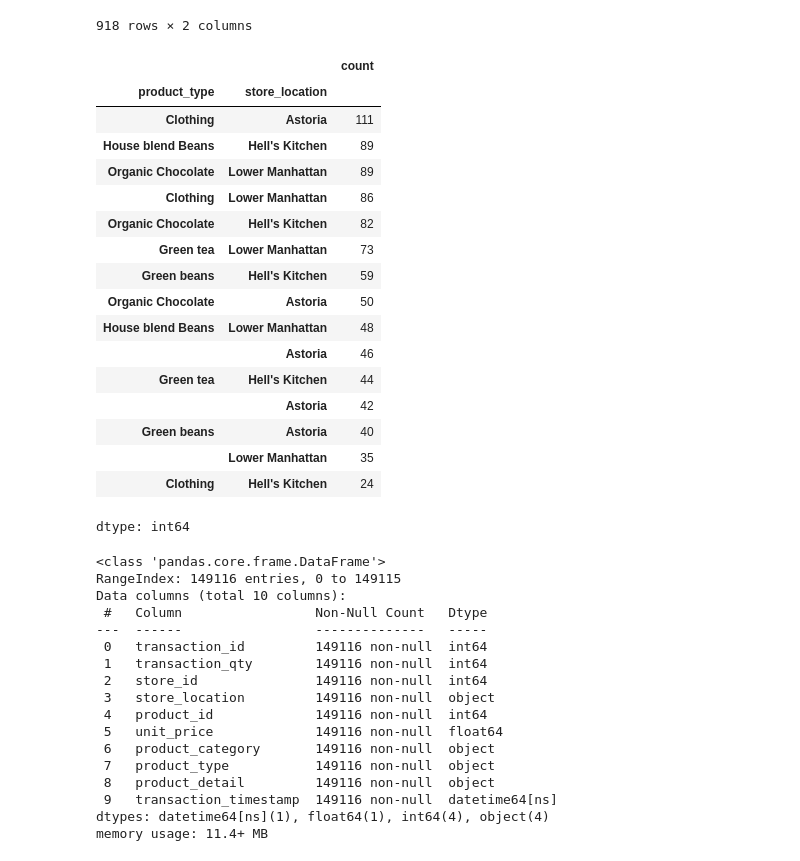
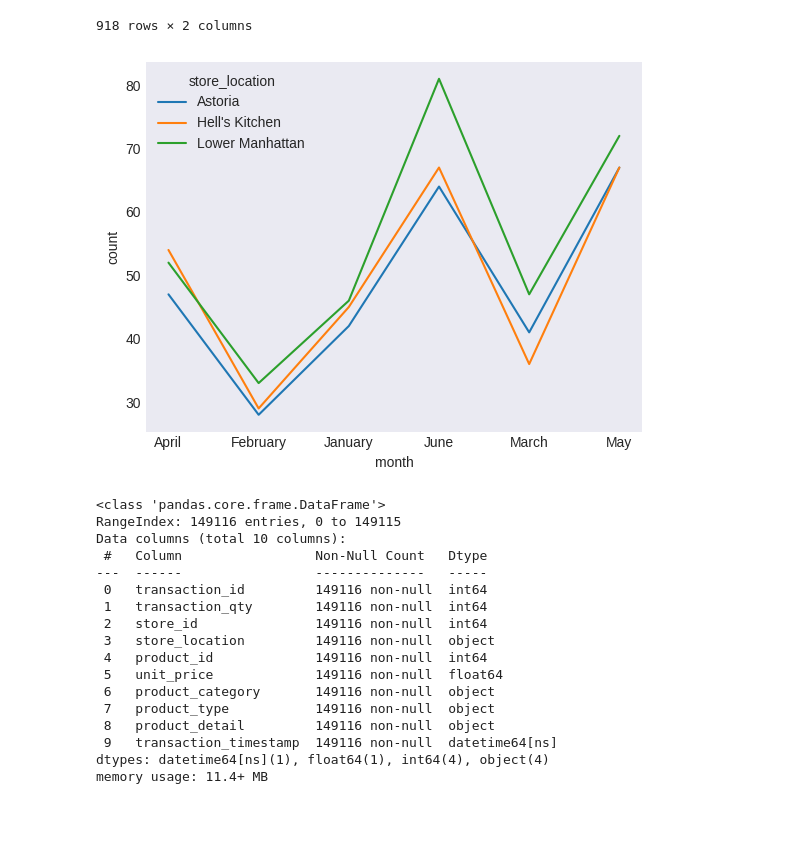
Before and after one commit to eddieisoffline/Portfolio-Data-Science, a Jupyter notebook: cafe/notebook/notebook.ipynb, the cells around one changed output. Cells and saved outputs as stored; diff of their text form; code cells hidden in the pictures; blank space fills up the shorter version.

Commit message:
wip: Filtrado y agrupación de datos para visualizar las ventas de los productos con menores ventas por fecha

```diff
--- a/cafe/notebook/notebook.ipynb
+++ b/cafe/notebook/notebook.ipynb
@@ -818,26 +820,20 @@ coffee_sales[coffee_sales['product_type'].isin(product_type_count_bottom5.iloc[:
 | 148796 | Organic Chocolate | 1 |
 918 rows × 2 columns
 # %%
-coffee_sales[coffee_sales['product_type'].isin(product_type_count_bottom5.iloc[:,0].to_list())][["product_type", "store_location"]].value_counts()
+product_type_location = coffee_sales[coffee_sales['product_type'].isin(product_type_count_bottom5.iloc[:,0].to_list())][["transaction_timestamp","product_type", "store_location"]].value_counts().reset_index()
-# %% [output]
-|  |  | count |
-| product_type | store_location |  |
-| Clothing | Astoria | 111 |
-| House blend Beans | Hell's Kitchen | 89 |
-| Organic Chocolate | Lower Manhattan | 89 |
-| Clothing | Lower Manhattan | 86 |
-| Organic Chocolate | Hell's Kitchen | 82 |
-| Green tea | Lower Manhattan | 73 |
-| Green beans | Hell's Kitchen | 59 |
-| Organic Chocolate | Astoria | 50 |
-| House blend Beans | Lower Manhattan | 48 |
-|  | Astoria | 46 |
-| Green tea | Hell's Kitchen | 44 |
-|  | Astoria | 42 |
-| Green beans | Astoria | 40 |
-|  | Lower Manhattan | 35 |
-| Clothing | Hell's Kitchen | 24 |
-dtype: int64
+# %%
+product_type_location["month"] = product_type_location["transaction_timestamp"].dt.month_name()
+# %%
+product_type_location = product_type_location.groupby(["store_location", "month"])["count"].sum().reset_index()
+# %%
+sns.lineplot(
+    x = product_type_location["month"],
+    y = product_type_location["count"],
+    hue=  product_type_location["store_location"]
+)
+plt.show()
+# %% [output]
+[figure, added]
 # %%
 coffee_sales.info()
 # %% [output]
```
Also changed, not shown: parts of 1 cell of this notebook.
